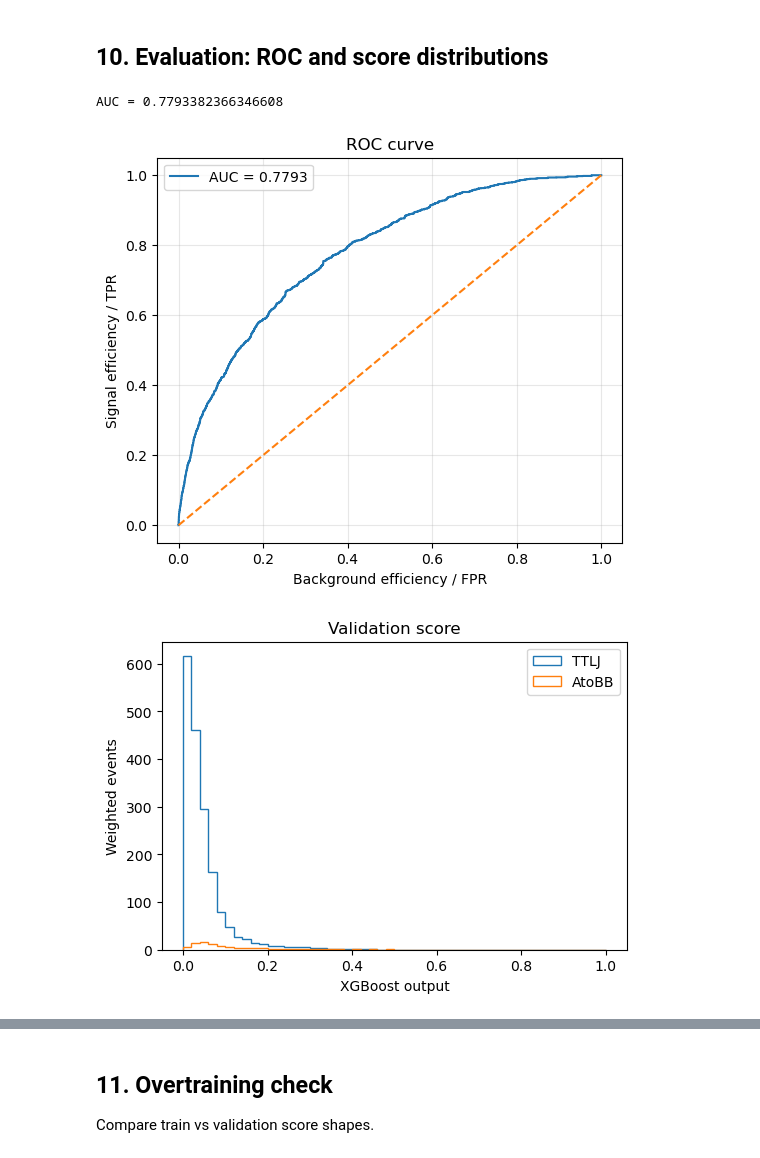
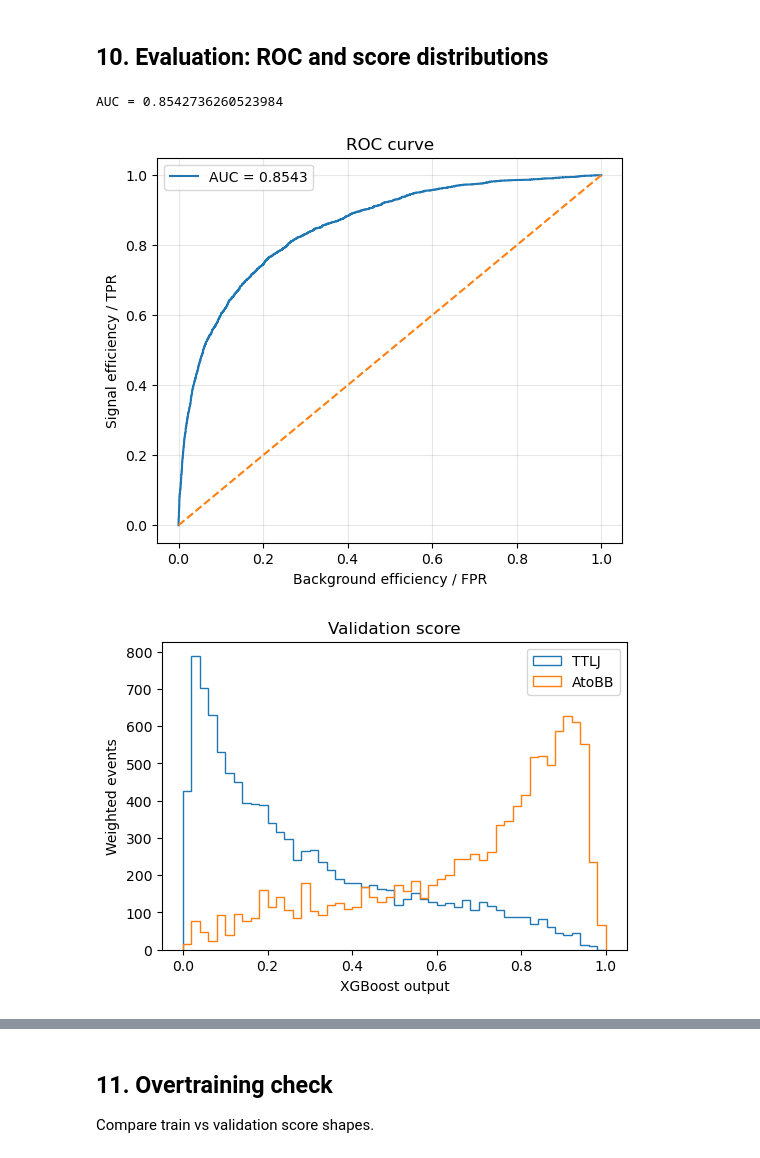
Before and after one commit to kkimeun/MachineLearning, a Jupyter notebook: notebooks/high_Atobb_TTLJ_XGBoost_Training_ONNX.ipynb, the cells around one changed output, grey strips where cells are left out. Drawn from its saved outputs; the diff is of its cells as text; code cells hidden in the pictures.

```diff
--- a/notebooks/high_Atobb_TTLJ_XGBoost_Training_ONNX.ipynb
+++ b/notebooks/high_Atobb_TTLJ_XGBoost_Training_ONNX.ipynb
@@ -37,11 +37,15 @@ np.random.seed(42)
 
 Change these paths if your files are somewhere else.
 # %%
-BASE_DIR = "/data9/Users/bhoh/SKNanoOutput/AtobbMLTree/2024"
+BASE_DIR = "/data9/Users/eunsu/SKNanoOutput/AtobbMLTree/2024"
 
 SIG_FILES = [
-    f"{BASE_DIR}/TTToHcToWAToBB-MHc100_MA60.root",
+    f"{BASE_DIR}/TTToHcToWAToBB-MHc130_MA90_SingleLepFilter.root",
 ]
+
+#BKG_FILES = [
+#    f"{BASE_DIR}/TTToHcToWAToBB-MHc130_MA90_SingleLepFilter.root",
+#]
 
 BKG_FILES = [
     f"{BASE_DIR}/TTLJ_powheg.root",
@@ -189,8 +244,8 @@ df_bkg = read_training_tree(BKG_FILES, TREE_NAME, branches=BRANCHES_TO_READ)
 df_sig[LABEL_COL] = 1
 df_bkg[LABEL_COL] = 0
 
-df_sig = add_high_level_features(df_sig)
-df_bkg = add_high_level_features(df_bkg)
+# df_sig = add_high_level_features(df_sig)
+# df_bkg = add_high_level_features(df_bkg)
 
 print("Before background limit:")
 print("  signal entries:", len(df_sig))
@@ -341,0 +521,28 @@ for feat in ["nJets", "HT", "ST", "bb_mass_01", "bb_mass_02", "bb_mass_12", "bb_
+# %%
+from sklearn.metrics import roc_auc_score
+
+all_auc = []
+
+for feat in FEATURES:
+
+    sig = df_sig_clean[feat].to_numpy()
+    bkg = df_bkg_clean[feat].to_numpy()
+
+    y_true = np.concatenate([
+        np.ones(len(sig)),
+        np.zeros(len(bkg))
+    ])
+
+    score = np.concatenate([sig, bkg])
+
+    auc = roc_auc_score(y_true, score)
+
+    if auc < 0.5:
+        auc = 1.0 - auc
+
+    all_auc.append((feat, auc))
+
+all_auc = sorted(all_auc, key=lambda x: x[1], reverse=True)
+
+for feat, auc in all_auc:
+    print(f"{feat:30s} {auc:.4f}")
@@ -500,30 +729,33 @@ if RUN_SCAN:
 # %% [markdown]
 ## 10. Evaluation: ROC and score distributions
 # %%
+from sklearn.metrics import roc_curve, auc as sklearn_auc
+
 y_pred = model.predict(dval)
+
 fpr, tpr, thresholds = roc_curve(y_val, y_pred, sample_weight=w_val)
-auc_val = auc(fpr, tpr)
+auc_val = sklearn_auc(fpr, tpr)
 print("AUC =", auc_val)
 
 plt.figure(figsize=(6,5))
 plt.plot(fpr, tpr, label=f"AUC = {auc_val:.4f}")
 plt.plot([0, 1], [0, 1], linestyle="--")
 plt.xlabel("Background efficiency / FPR")
 plt.ylabel("Signal efficiency / TPR")
 plt.title("ROC curve")
 plt.legend()
 plt.grid(True, alpha=0.3)
 plt.show()
 
 plt.figure(figsize=(6,4))
 plt.hist(y_pred[y_val.to_numpy() == 0], bins=50, range=(0,1), histtype="step", weights=w_val[y_val == 0], label="TTLJ")
 plt.hist(y_pred[y_val.to_numpy() == 1], bins=50, range=(0,1), histtype="step", weights=w_val[y_val == 1], label="AtoBB")
 plt.xlabel("XGBoost output")
 plt.ylabel("Weighted events")
 plt.legend()
 plt.title("Validation score")
 plt.show()
 # %% [output]
-AUC = 0.7793382366346608
+AUC = 0.8542736260523984
-[figure, old version]
+[figure, new version]
-[figure, old version]
+[figure, new version]
```
Also changed, not shown: parts of 15 cells of this notebook, 1 other file.
